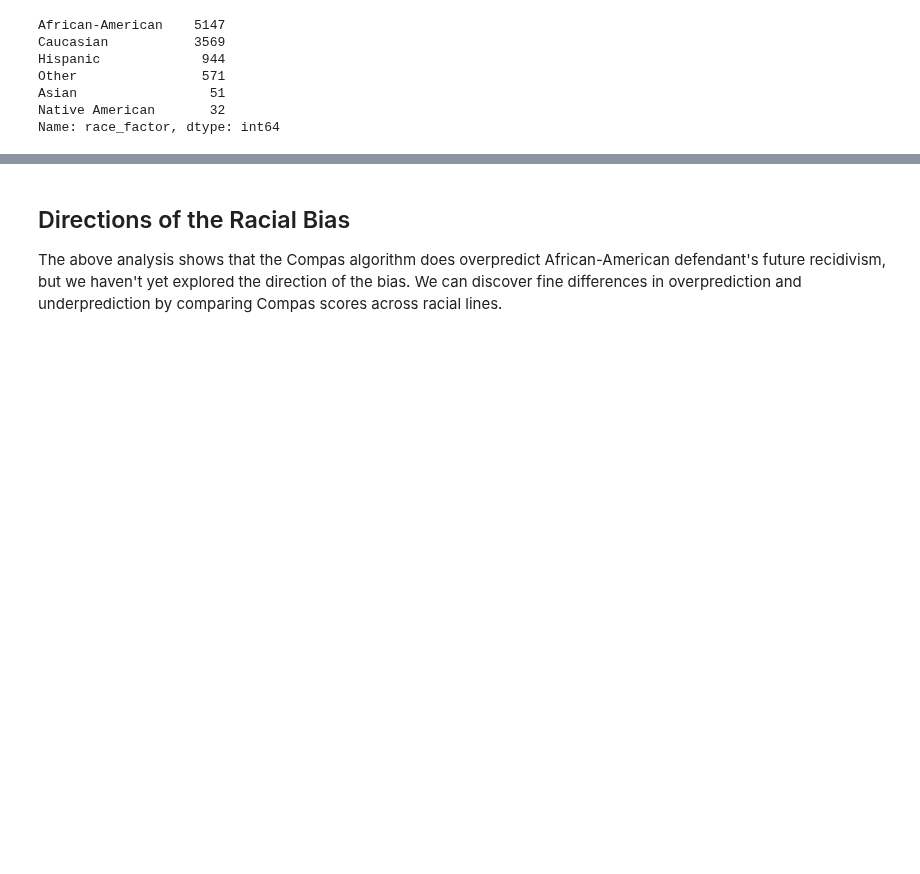
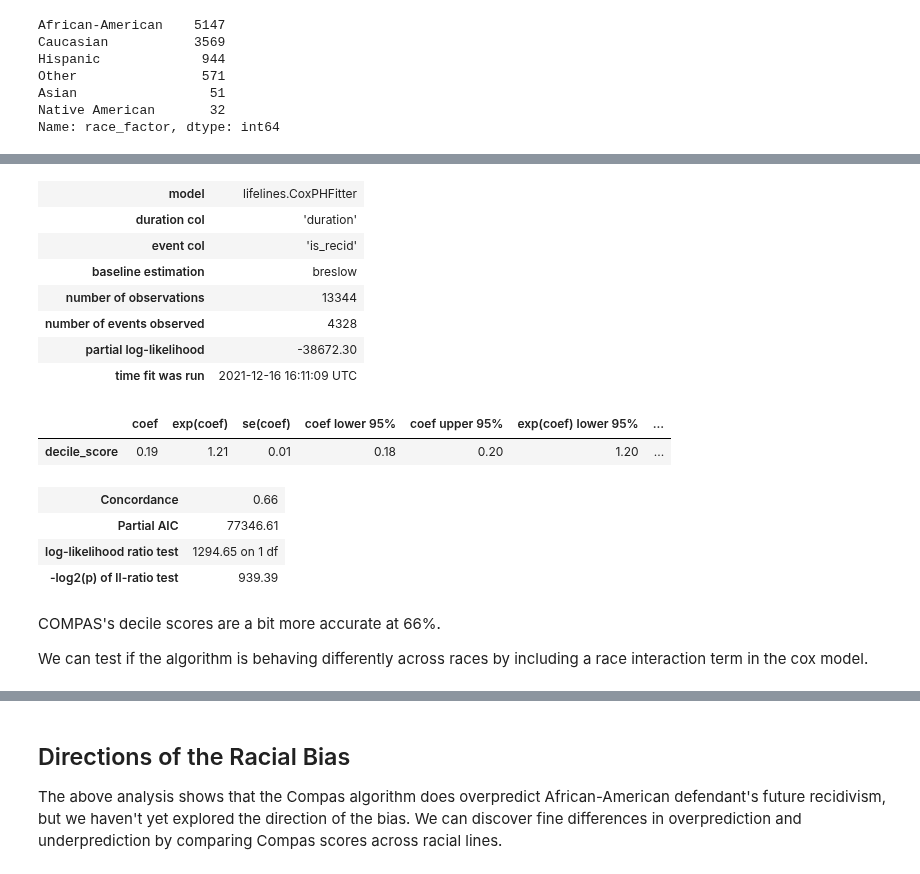
Before and after one commit to Heity94/Compas-recidivism-analysis, a Jupyter notebook: notebooks/Ngan/dev_Ngan.ipynb, the cells around one changed output, grey strips where cells are left out. Cells and saved outputs as stored; diff of their text form; code cells hidden in the pictures; blank space fills up the shorter version.

```diff
--- a/notebooks/Ngan/dev_Ngan.ipynb
+++ b/notebooks/Ngan/dev_Ngan.ipynb
@@ -412,0 +479,28 @@ Name: race_factor, dtype: int64
+# %%
+from lifelines import CoxPHFitter
+from lifelines.datasets import load_rossi
+
+
+cph = CoxPHFitter()
+df_decile = df_decile[['is_recid','duration','decile_score']]
+cph.fit(df_decile, 'duration', 'is_recid')
+cph.print_summary()
+# %% [output]
+| model | lifelines.CoxPHFitter |
+| duration col | 'duration' |
+| event col | 'is_recid' |
+| baseline estimation | breslow |
+| number of observations | 13344 |
+| number of events observed | 4328 |
+| partial log-likelihood | -38672.30 |
+| time fit was run | 2021-12-16 16:11:09 UTC |
+|  | coef | exp(coef) | se(coef) | coef lower 95% | coef upper 95% | exp(coef) lower 95% | ... |
+| decile_score | 0.19 | 1.21 | 0.01 | 0.18 | 0.20 | 1.20 | ... |
+| Concordance | 0.66 |
+| Partial AIC | 77346.61 |
+| log-likelihood ratio test | 1294.65 on 1 df |
+| -log2(p) of ll-ratio test | 939.39 |
+# %% [markdown]
+COMPAS's decile scores are a bit more accurate at 66%.
+
+We can test if the algorithm is behaving differently across races by including a race interaction term in the cox model.
```
Also changed, not shown: parts of 14 cells of this notebook.
